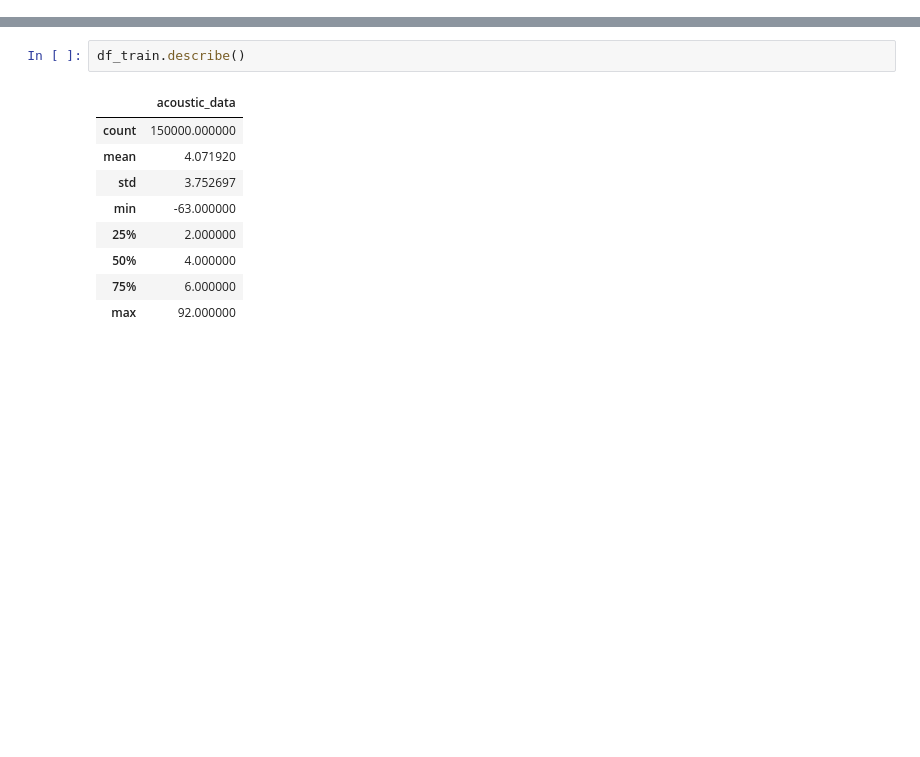
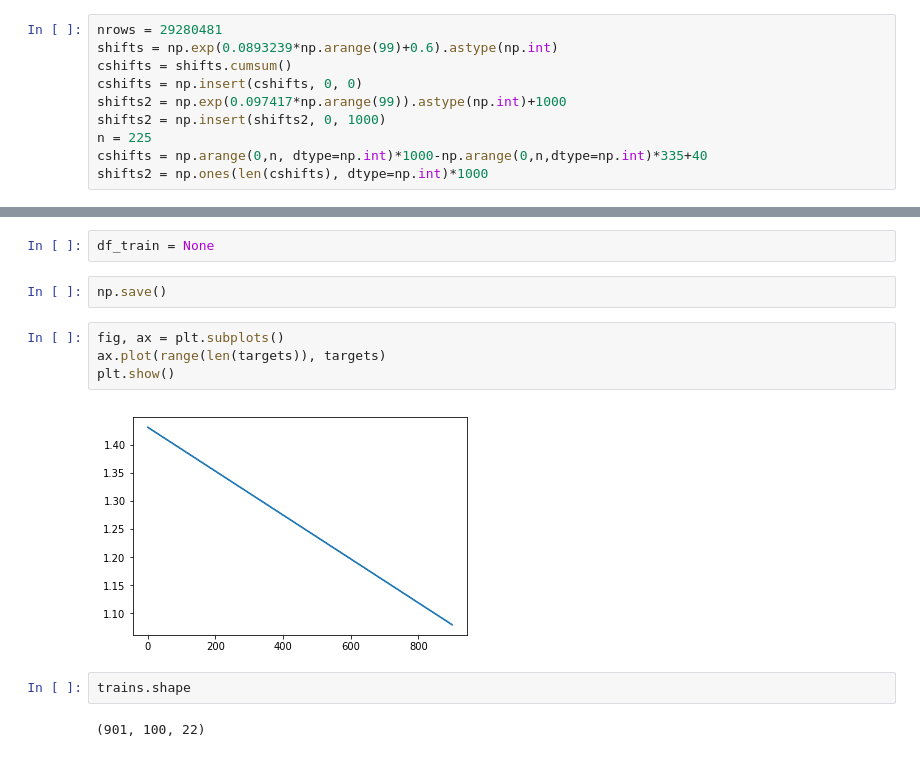
Before and after one commit to amarszalek/ResearchCode, a Jupyter notebook: notebooks/Earthquake.ipynb, the cells around one changed output, grey strips where cells are left out. Cells and saved outputs as stored; diff of their text form; blank space fills up the shorter version.

```diff
--- a/notebooks/Earthquake.ipynb
+++ b/notebooks/Earthquake.ipynb
@@ -14,0 +152,10 @@ df_train.head()
+# %%
+nrows = 29280481
+shifts = np.exp(0.0893239*np.arange(99)+0.6).astype(np.int)
+cshifts = shifts.cumsum()
+cshifts = np.insert(cshifts, 0, 0)
+shifts2 = np.exp(0.097417*np.arange(99)).astype(np.int)+1000
+shifts2 = np.insert(shifts2, 0, 1000)
+n = 225
+cshifts = np.arange(0,n, dtype=np.int)*1000-np.arange(0,n,dtype=np.int)*335+40
+shifts2 = np.ones(len(cshifts), dtype=np.int)*1000
@@ -15,12 +204,14 @@ df_train.head()
 # %%
-df_train.describe()
+df_train = None
-# %% [output]
-|  | acoustic_data |
-| count | 150000.000000 |
-| mean | 4.071920 |
-| std | 3.752697 |
-| min | -63.000000 |
-| 25% | 2.000000 |
-| 50% | 4.000000 |
-| 75% | 6.000000 |
-| max | 92.000000 |
+# %%
+np.save()
+# %%
+fig, ax = plt.subplots()
+ax.plot(range(len(targets)), targets)
+plt.show()
+# %% [output]
+[figure, added]
+# %%
+trains.shape
+# %% [output]
+(901, 100, 22)
```
Also changed, not shown: parts of 26 cells of this notebook, 17 other files.
